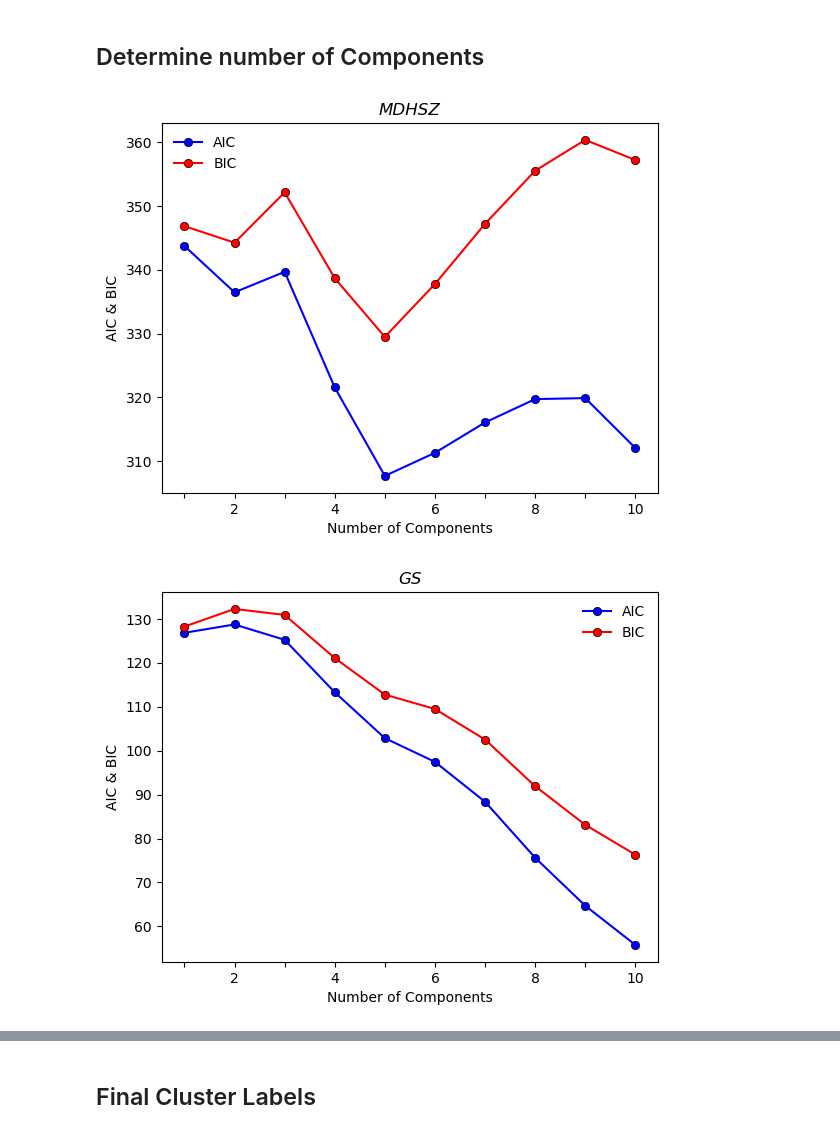
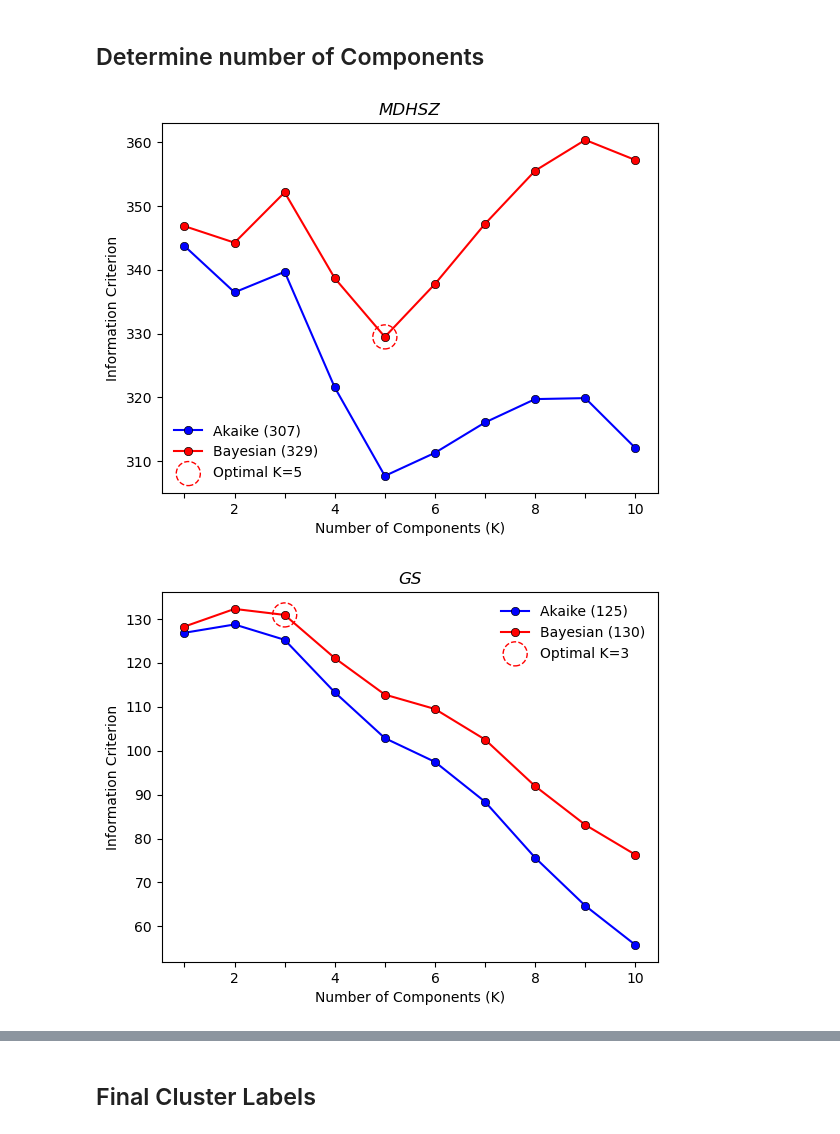
Before and after one commit to masseygeo/monazite-age-clustering, a Jupyter notebook: code/gmm.ipynb, the cells around one changed output, grey strips where cells are left out. Cells and saved outputs as stored; diff of their text form; code cells hidden in the pictures.

```diff
--- a/code/gmm.ipynb
+++ b/code/gmm.ipynb
@@ -67,35 +181,47 @@ df.head()
 # %%
+
+optimal_components = {}
+
 
 
 for idx, zone in enumerate(structural_zones):
 
     df_subset = df[df['zone']==zone].copy()
     ages = df_subset['age'].to_numpy().reshape(-1,1)
-
+    components = np.arange(1, 11, 1)
     aic = []
     bic = []
 
-    for k in np.arange(1, 11, 1):
+    for k in components:
 
         gm = GaussianMixture(n_components=k, covariance_type="full", n_init=10, random_state=111).fit(ages)
         aic.append(gm.aic(ages))
         bic.append(gm.bic(ages))
 
+    aic = np.asarray(aic, dtype=float)
+    bic = np.asarray(bic, dtype=float)
+
+    optimal_k = relative_drop_gmm_k(aic, bic)
+    optimal_components[zone] = optimal_k
+
     fig, ax = plt.subplots()
-    ax.plot(np.arange(1, 11, 1), aic, color='blue', marker='o', markeredgecolor='k', markeredgewidth=0.5, label='AIC')
-    # ax2 = ax.twinx()
-    ax.plot(np.arange(1, 11, 1), bic, color='red', marker='o', markeredgecolor='k', markeredgewidth=0.5, label='BIC')
+
+
+    ax.plot(components, aic, color='blue', marker='o', markeredgecolor='k', markeredgewidth=0.5, label=f"Akaike ({int(aic[optimal_k-1])})")
+    ax.plot(components, bic, color='red', marker='o', markeredgecolor='k', markeredgewidth=0.5, label=f"Bayesian ({int(bic[optimal_k-1])})")
+    ax.scatter(components[optimal_k-1], bic[optimal_k-1], edgecolors='red', facecolors='none', linestyle='--', s=300, label=f"Optimal K={optimal_k}")
+
 
     ax.legend(loc='best', frameon=False)
     ax.set_xticks(np.arange(1,11,1))
     ax.set_xticklabels(str(i) if i%2==0 else '' for i in np.arange(1,11,1))
-    ax.set_xlabel('Number of Components')
-    ax.set_ylabel('AIC & BIC')
+    ax.set_xlabel('Number of Components (K)')
+    ax.set_ylabel('Information Criterion')
     ax.set_title(zone, style='italic')
 
     output_path = f"{output_dir}/{group_type}_bic_{zone}.png"
-    plt.savefig(output_path, dpi=300, pad_inches=0, bbox_inches='tight')
+    # plt.savefig(output_path, dpi=300, pad_inches=0, bbox_inches='tight')
     plt.show()
 # %% [output]
-[figure, old version]
+[figure, new version]
-[figure, old version]
+[figure, new version]
```
Also changed, not shown: parts of 3 cells of this notebook, 7 other files.
